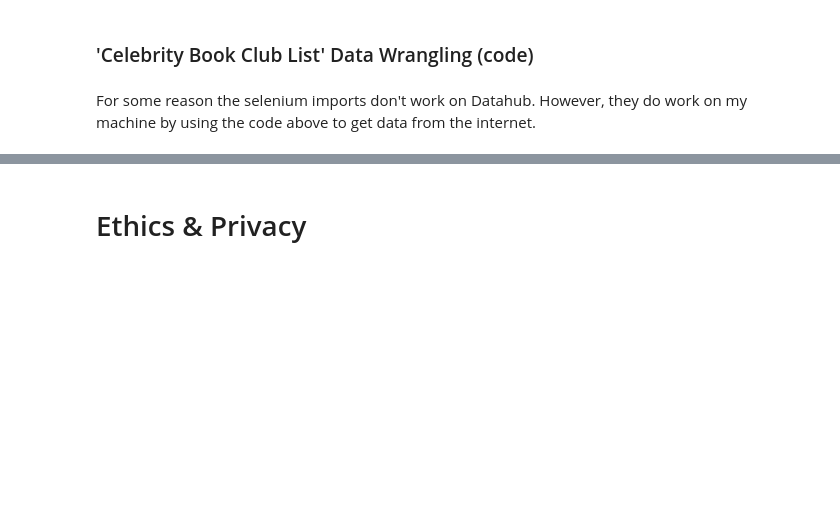
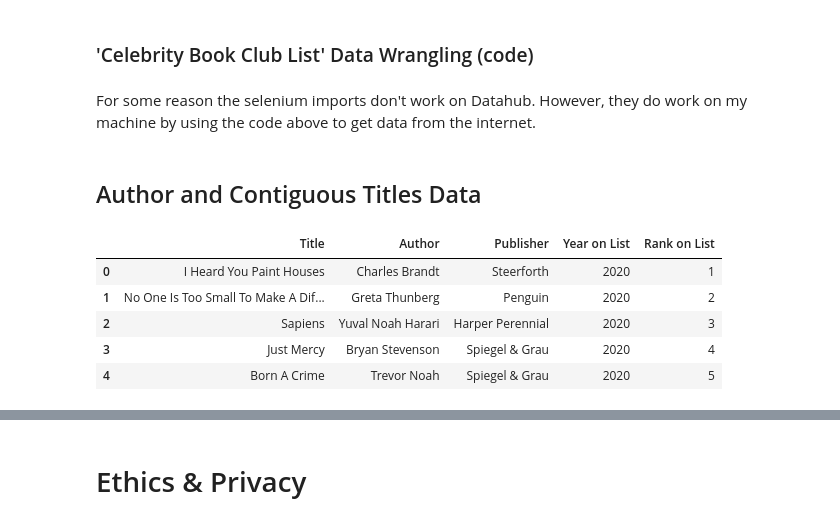
Before and after one commit to satyar2003/cogs-108-project, a Jupyter notebook: DataCheckpoint_Group019-FA24.ipynb, the cells around one changed output, grey strips where cells are left out. Saved outputs shown, nothing was run; the diff lists cells and outputs as text; code cells hidden in the pictures; blank space fills up the shorter version.

Commit message:
Update DataCheckpoint_Group019-FA24.ipynb to include API requested data

```diff
--- a/DataCheckpoint_Group019-FA24.ipynb
+++ b/DataCheckpoint_Group019-FA24.ipynb
@@ -202,3 +202,22 @@ print(df3)
 df3.to_csv('NYTinfo.csv', index=False)
 # %% [markdown]
 For some reason the selenium imports don't work on Datahub. However, they do work on my machine by using the code above to get data from the internet.
+# %% [markdown]
+## Author and Contiguous Titles Data
+# %%
+## YOUR CODE TO LOAD/CLEAN/TIDY/WRANGLE THE DATA GOES HERE
+## FEEL FREE TO ADD MULTIPLE CELLS PER SECTION
+import pandas as pd
+import numpy as np
+import math
+import requests
+import time
+
+df.head()
+# %% [output]
+|  | Title | Author | Publisher | Year on List | Rank on List |
+| 0 | I Heard You Paint Houses | Charles Brandt | Steerforth | 2020 | 1 |
+| 1 | No One Is Too Small To Make A Dif... | Greta Thunberg | Penguin | 2020 | 2 |
+| 2 | Sapiens | Yuval Noah Harari | Harper Perennial | 2020 | 3 |
+| 3 | Just Mercy | Bryan Stevenson | Spiegel & Grau | 2020 | 4 |
+| 4 | Born A Crime | Trevor Noah | Spiegel & Grau | 2020 | 5 |
```
Also changed, not shown: parts of 5 cells of this notebook.
